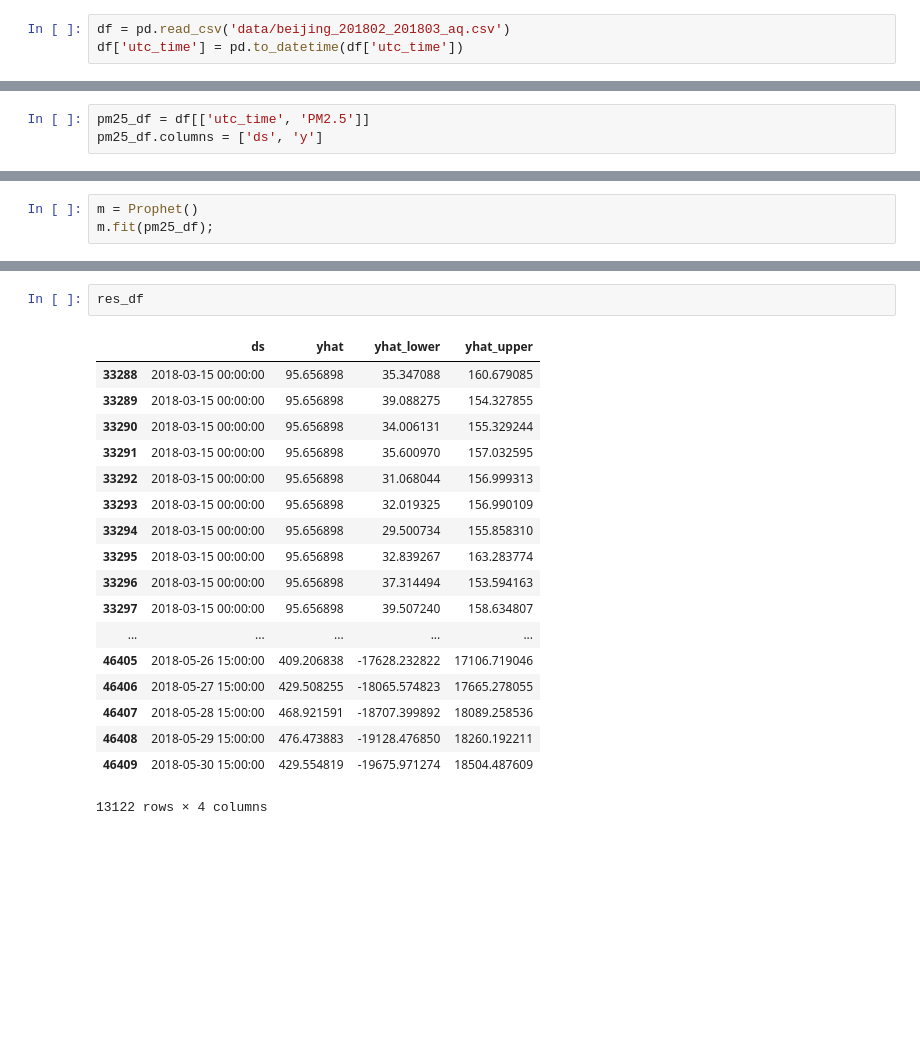
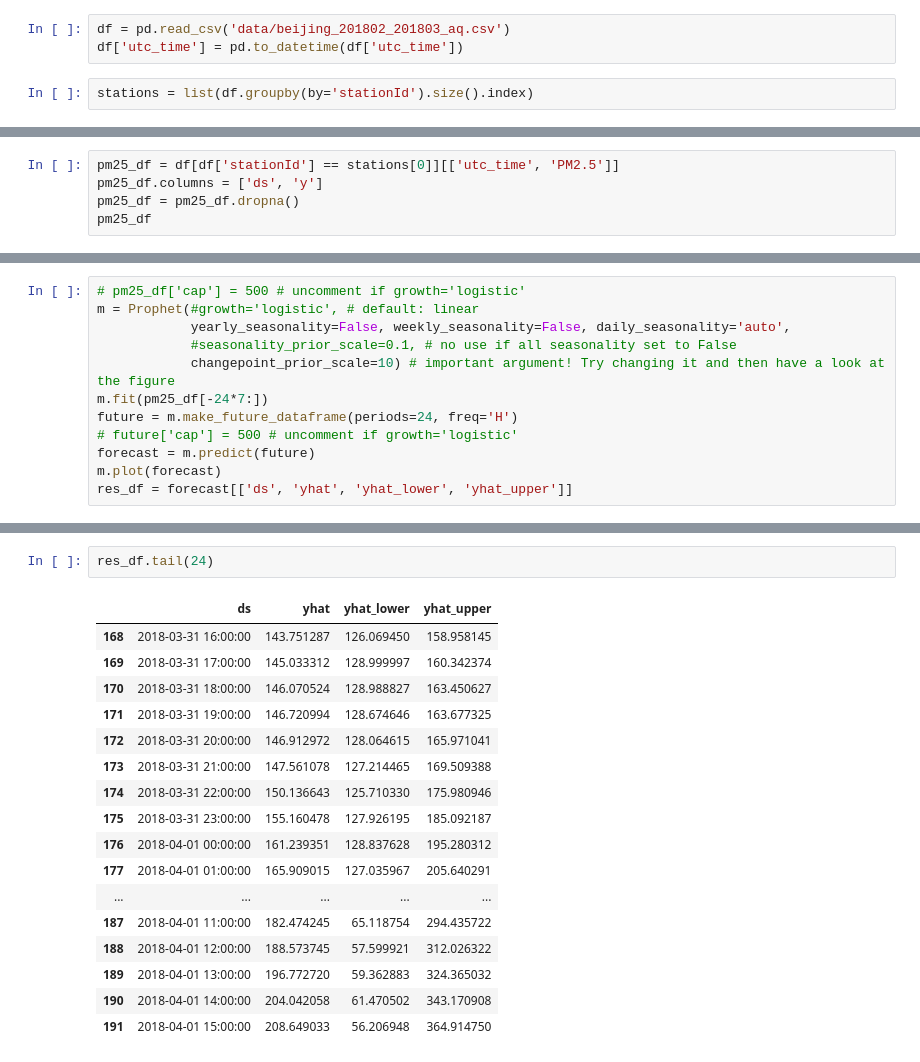
Before and after one commit to Starcutter/KDDCup2018, a Jupyter notebook: demo.ipynb, the cells around one changed output, grey strips where cells are left out. Saved outputs shown, nothing was run; the diff lists cells and outputs as text; blank space fills up the shorter version.

```diff
--- a/demo.ipynb
+++ b/demo.ipynb
@@ -5,3 +6,5 @@ from fbprophet import Prophet
 # %%
 df = pd.read_csv('data/beijing_201802_201803_aq.csv')
 df['utc_time'] = pd.to_datetime(df['utc_time'])
+# %%
+stations = list(df.groupby(by='stationId').size().index)
@@ -8,3 +15,5 @@ df['utc_time'] = pd.to_datetime(df['utc_time'])
 # %%
-pm25_df = df[['utc_time', 'PM2.5']]
+pm25_df = df[df['stationId'] == stations[0]][['utc_time', 'PM2.5']]
 pm25_df.columns = ['ds', 'y']
+pm25_df = pm25_df.dropna()
+pm25_df
@@ -13,3 +19,0 @@ pm25_df = pm25_df.dropna()
-# %%
-m = Prophet()
-m.fit(pm25_df);
@@ -44,0 +20,12 @@ res_df = res_df[res_df.ds >= '2018-03-15']
+# %%
+# pm25_df['cap'] = 500 # uncomment if growth='logistic'
+m = Prophet(#growth='logistic', # default: linear
+            yearly_seasonality=False, weekly_seasonality=False, daily_seasonality='auto',
+            #seasonality_prior_scale=0.1, # no use if all seasonality set to False
+            changepoint_prior_scale=10) # important argument! Try changing it and then have a look at the figure
+m.fit(pm25_df[-24*7:])
+future = m.make_future_dataframe(periods=24, freq='H')
+# future['cap'] = 500 # uncomment if growth='logistic'
+forecast = m.predict(future)
+m.plot(forecast)
+res_df = forecast[['ds', 'yhat', 'yhat_lower', 'yhat_upper']]
@@ -45,21 +34,20 @@ res_df = res_df[res_df.ds >= '2018-03-15']
 # %%
-res_df
+res_df.tail(24)
 # %% [output]
 |  | ds | yhat | yhat_lower | yhat_upper |
-| 33288 | 2018-03-15 00:00:00 | 95.656898 | 35.347088 | 160.679085 |
-| 33289 | 2018-03-15 00:00:00 | 95.656898 | 39.088275 | 154.327855 |
-| 33290 | 2018-03-15 00:00:00 | 95.656898 | 34.006131 | 155.329244 |
-| 33291 | 2018-03-15 00:00:00 | 95.656898 | 35.600970 | 157.032595 |
-| 33292 | 2018-03-15 00:00:00 | 95.656898 | 31.068044 | 156.999313 |
-| 33293 | 2018-03-15 00:00:00 | 95.656898 | 32.019325 | 156.990109 |
-| 33294 | 2018-03-15 00:00:00 | 95.656898 | 29.500734 | 155.858310 |
-| 33295 | 2018-03-15 00:00:00 | 95.656898 | 32.839267 | 163.283774 |
-| 33296 | 2018-03-15 00:00:00 | 95.656898 | 37.314494 | 153.594163 |
-| 33297 | 2018-03-15 00:00:00 | 95.656898 | 39.507240 | 158.634807 |
+| 168 | 2018-03-31 16:00:00 | 143.751287 | 126.069450 | 158.958145 |
+| 169 | 2018-03-31 17:00:00 | 145.033312 | 128.999997 | 160.342374 |
+| 170 | 2018-03-31 18:00:00 | 146.070524 | 128.988827 | 163.450627 |
+| 171 | 2018-03-31 19:00:00 | 146.720994 | 128.674646 | 163.677325 |
+| 172 | 2018-03-31 20:00:00 | 146.912972 | 128.064615 | 165.971041 |
+| 173 | 2018-03-31 21:00:00 | 147.561078 | 127.214465 | 169.509388 |
+| 174 | 2018-03-31 22:00:00 | 150.136643 | 125.710330 | 175.980946 |
+| 175 | 2018-03-31 23:00:00 | 155.160478 | 127.926195 | 185.092187 |
+| 176 | 2018-04-01 00:00:00 | 161.239351 | 128.837628 | 195.280312 |
+| 177 | 2018-04-01 01:00:00 | 165.909015 | 127.035967 | 205.640291 |
 | ... | ... | ... | ... | ... |
-| 46405 | 2018-05-26 15:00:00 | 409.206838 | -17628.232822 | 17106.719046 |
-| 46406 | 2018-05-27 15:00:00 | 429.508255 | -18065.574823 | 17665.278055 |
-| 46407 | 2018-05-28 15:00:00 | 468.921591 | -18707.399892 | 18089.258536 |
-| 46408 | 2018-05-29 15:00:00 | 476.473883 | -19128.476850 | 18260.192211 |
-| 46409 | 2018-05-30 15:00:00 | 429.554819 | -19675.971274 | 18504.487609 |
+| 187 | 2018-04-01 11:00:00 | 182.474245 | 65.118754 | 294.435722 |
+| 188 | 2018-04-01 12:00:00 | 188.573745 | 57.599921 | 312.026322 |
+| 189 | 2018-04-01 13:00:00 | 196.772720 | 59.362883 | 324.365032 |
+| 190 | 2018-04-01 14:00:00 | 204.042058 | 61.470502 | 343.170908 |
+| 191 | 2018-04-01 15:00:00 | 208.649033 | 56.206948 | 364.914750 |
-13122 rows × 4 columns
```
Also changed, not shown: parts of 11 cells of this notebook.
